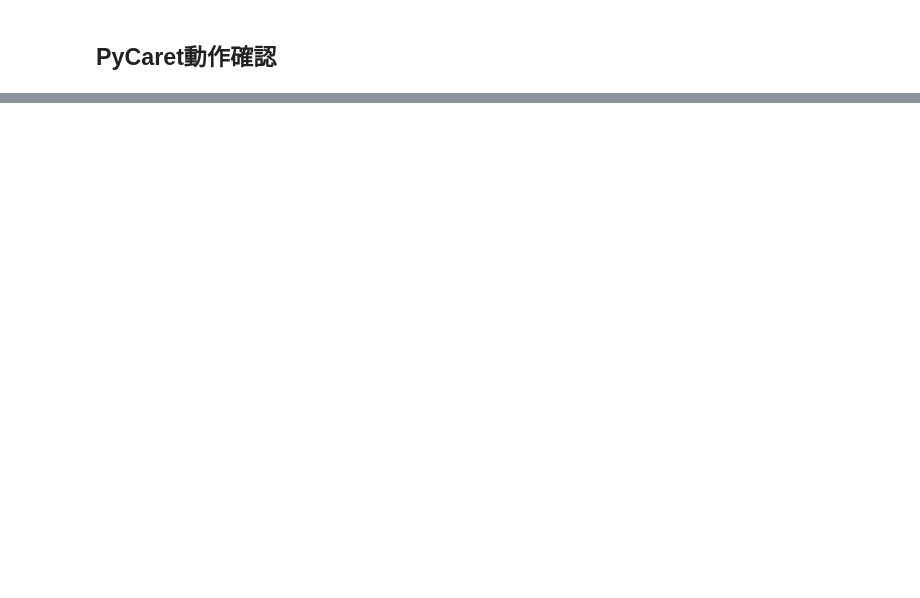
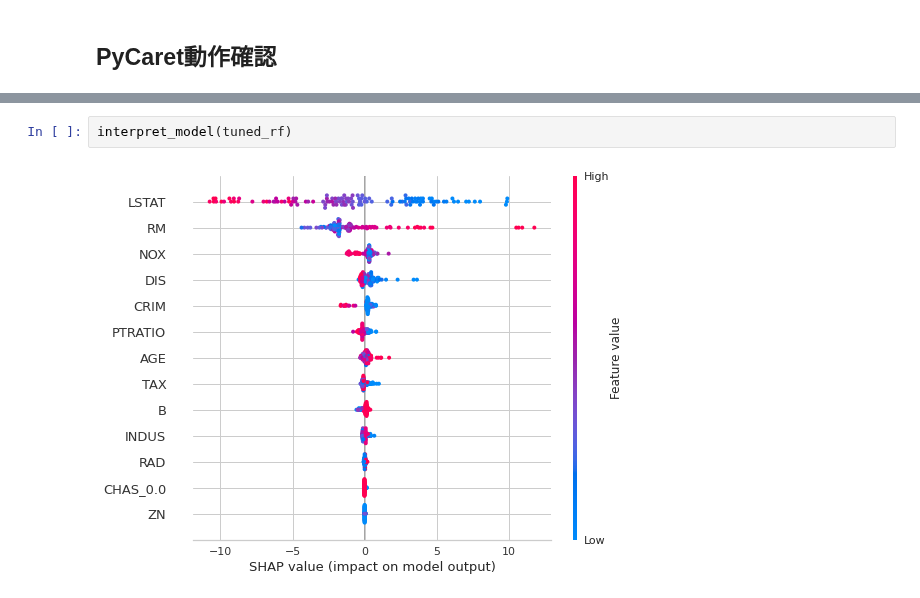
Before and after one commit to ryoma-jp/samples, a Jupyter notebook: python/automated_machine_learning/PyCaret/PyCaret.ipynb, the cells around one changed output, grey strips where cells are left out. Drawn from its saved outputs; the diff is of its cells as text; blank space fills up the shorter version.

```diff
--- a/python/automated_machine_learning/PyCaret/PyCaret.ipynb
+++ b/python/automated_machine_learning/PyCaret/PyCaret.ipynb
@@ -118 +220,5 @@ findfont: Font family ['sans-serif'] not found. Falling back to DejaVu Sans.
+# %%
+interpret_model(tuned_rf)
+# %% [output]
+[figure, added]
 # %%
```
Also changed, not shown: parts of 28 cells of this notebook.
